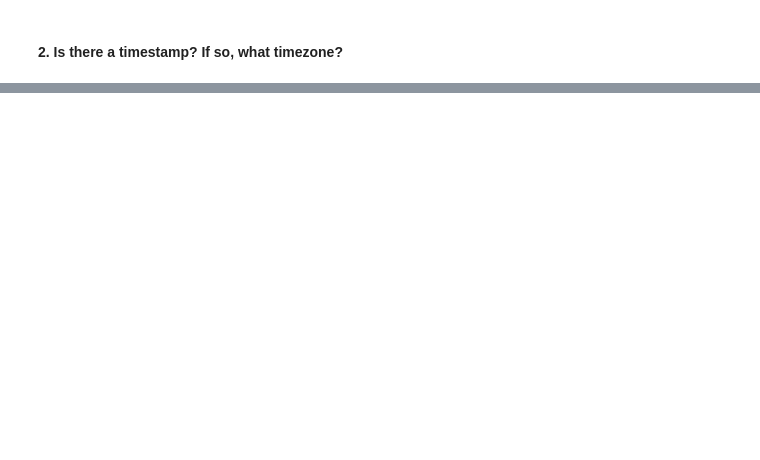
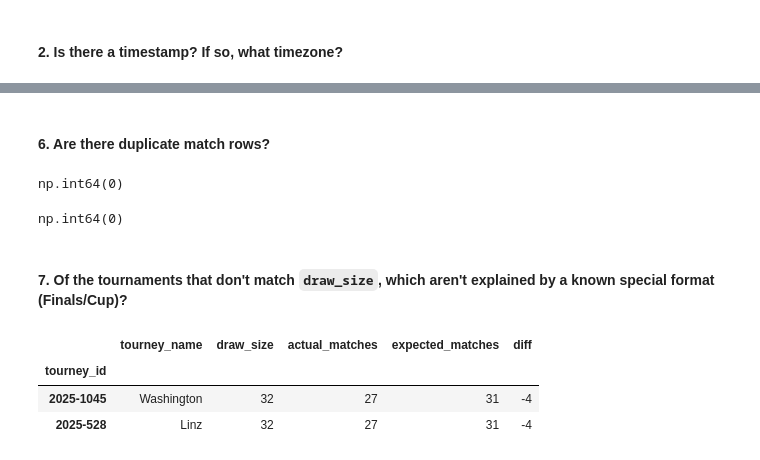
Before and after one commit to anajbellini/DataDeuce, a Jupyter notebook: analysis/source_profiling.ipynb, the cells around one changed output, grey strips where cells are left out. Drawn from its saved outputs; the diff is of its cells as text; code cells hidden in the pictures; blank space fills up the shorter version.

```diff
--- a/analysis/source_profiling.ipynb
+++ b/analysis/source_profiling.ipynb
@@ -225,0 +405,24 @@ wta_2025["tourney_date"].head()
+# %% [markdown]
+#### 6. Are there duplicate match rows?
+# %%
+wta_2025.duplicated().sum()
+# %% [output]
+np.int64(0)
+# %%
+wta_2025.duplicated(subset=["tourney_id", "winner_name", "loser_name", "round"]).sum()
+# %% [output]
+np.int64(0)
+# %% [markdown]
+#### 7. Of the tournaments that don't match `draw_size`, which aren't explained by a known special format (Finals/Cup)?
+# %%
+wta_mismatches = wta_match_counts[wta_match_counts["diff"] != 0]
+known_format = wta_mismatches["tourney_name"].str.contains(
+    "Finals|Cup", case=False, na=False
+)
+
+wta_mismatches[~known_format]
+# %% [output]
+|  | tourney_name | draw_size | actual_matches | expected_matches | diff |
+| tourney_id |  |  |  |  |  |
+| 2025-1045 | Washington | 32 | 27 | 31 | -4 |
+| 2025-528 | Linz | 32 | 27 | 31 | -4 |
```
Also changed, not shown: parts of 28 cells of this notebook.
